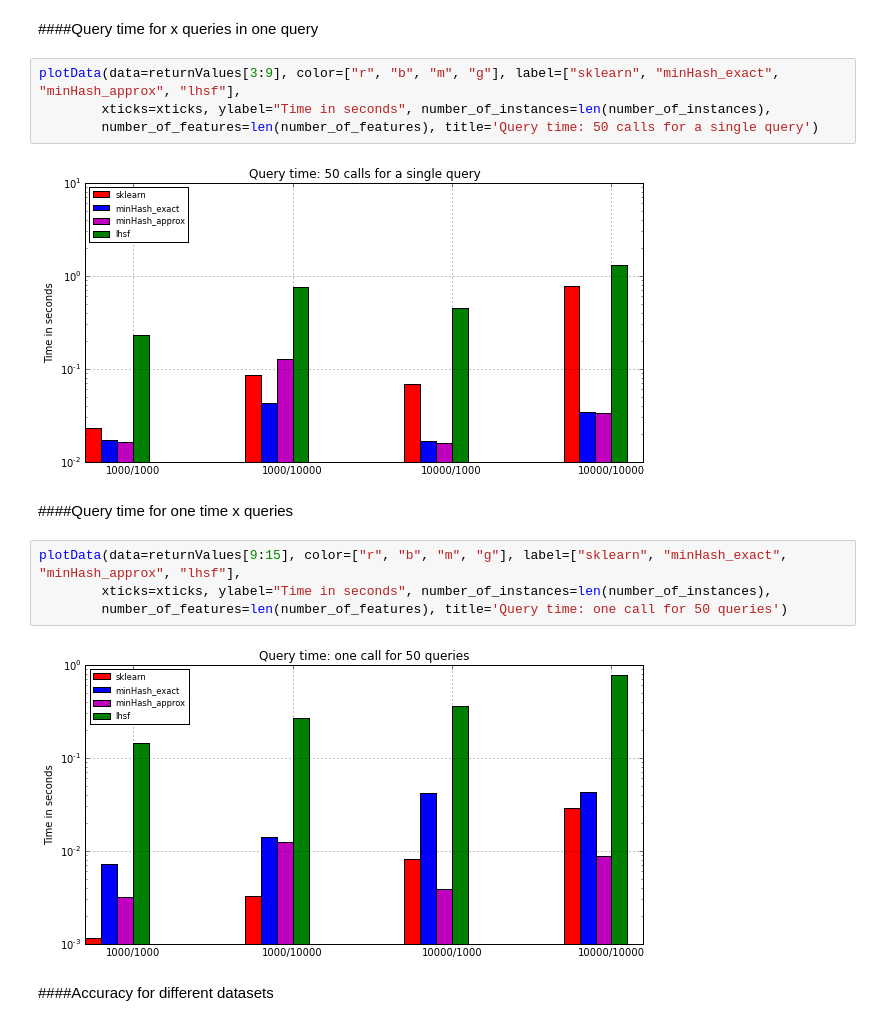
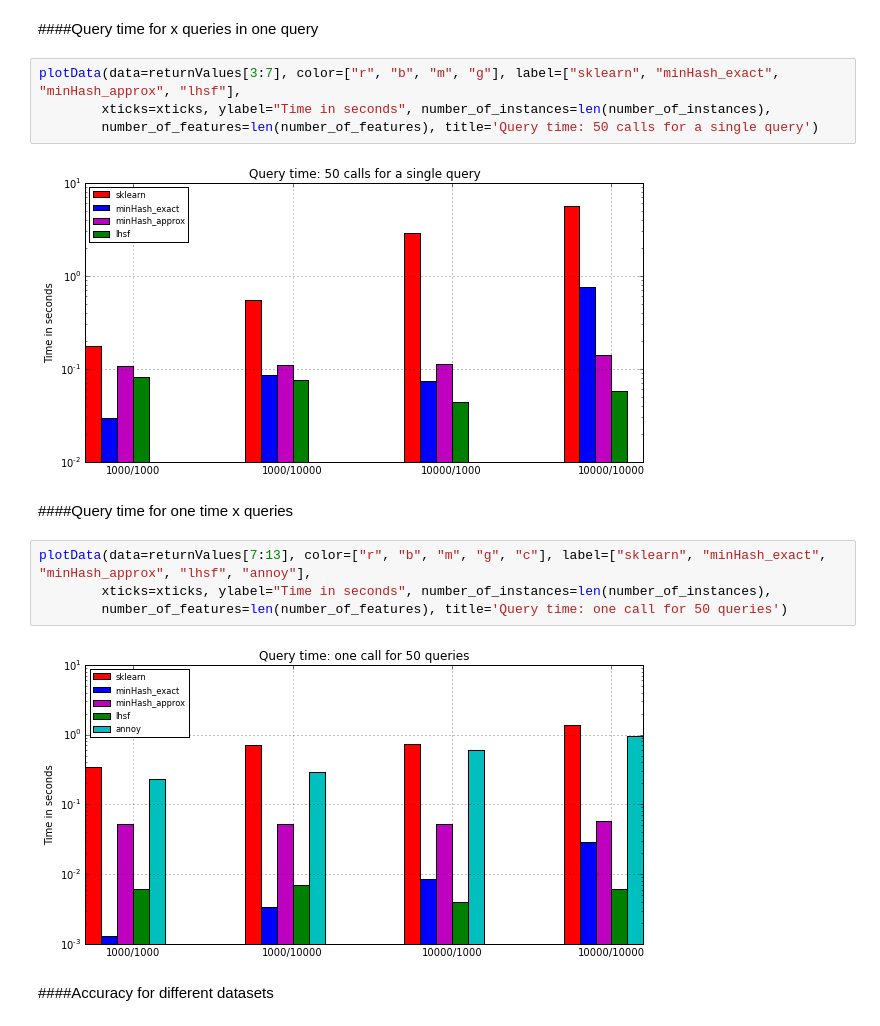
Before and after one commit to joachimwolff/sparse-neighbors-search, a Jupyter notebook: example/time.ipynb, the cells around one changed output. Cells and saved outputs as stored; diff of their text form.

```diff
--- a/example/time.ipynb
+++ b/example/time.ipynb
@@ -97,19 +113,19 @@ NameError: global name 'n_neighbors_annoy_1_50' is not defined
 # %% [markdown]
 ####Query time for x queries in one query
 # %%
-plotData(data=returnValues[3:9], color=["r", "b", "m", "g"], label=["sklearn", "minHash_exact", "minHash_approx", "lhsf"],
+plotData(data=returnValues[3:7], color=["r", "b", "m", "g"], label=["sklearn", "minHash_exact", "minHash_approx", "lhsf"],
         xticks=xticks, ylabel="Time in seconds", number_of_instances=len(number_of_instances),
         number_of_features=len(number_of_features), title='Query time: 50 calls for a single query')
 # %% [output]
-[figure, old version]
+[figure, new version]
 # %% [markdown]
 ####Query time for one time x queries
 # %%
-plotData(data=returnValues[9:15], color=["r", "b", "m", "g"], label=["sklearn", "minHash_exact", "minHash_approx", "lhsf"],
+plotData(data=returnValues[7:13], color=["r", "b", "m", "g", "c"], label=["sklearn", "minHash_exact", "minHash_approx", "lhsf", "annoy"],
         xticks=xticks, ylabel="Time in seconds", number_of_instances=len(number_of_instances),
         number_of_features=len(number_of_features), title='Query time: one call for 50 queries')
 # %% [output]
-[figure, old version]
+[figure, new version]
 # %% [markdown]
 ####Accuracy for different datasets
 # %%
```
Also changed, not shown: parts of 8 cells of this notebook, 1 other file.
